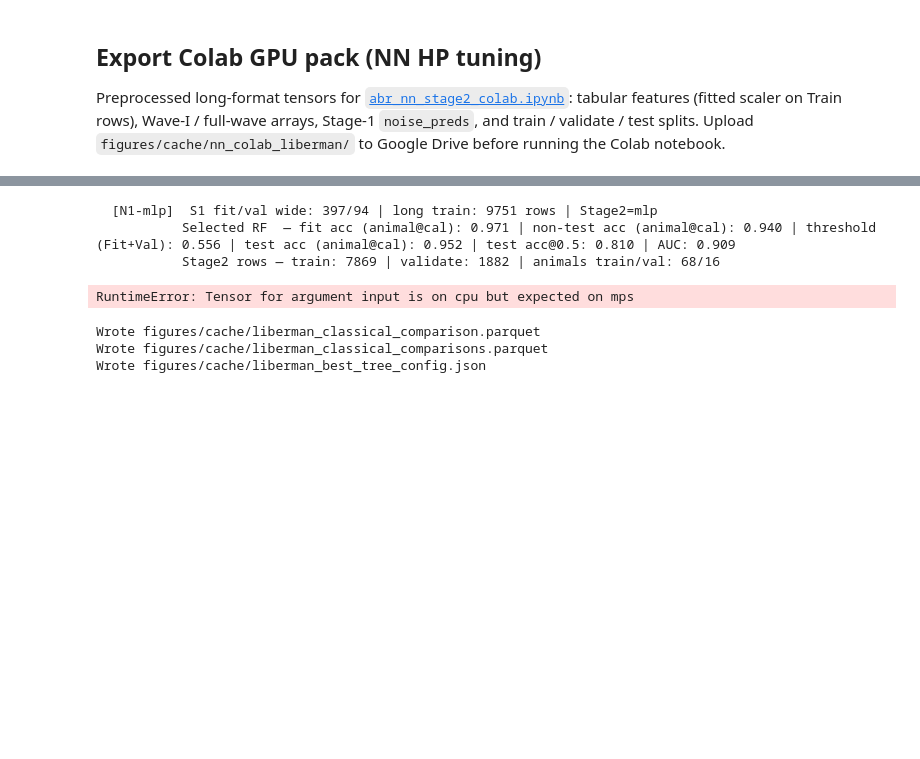
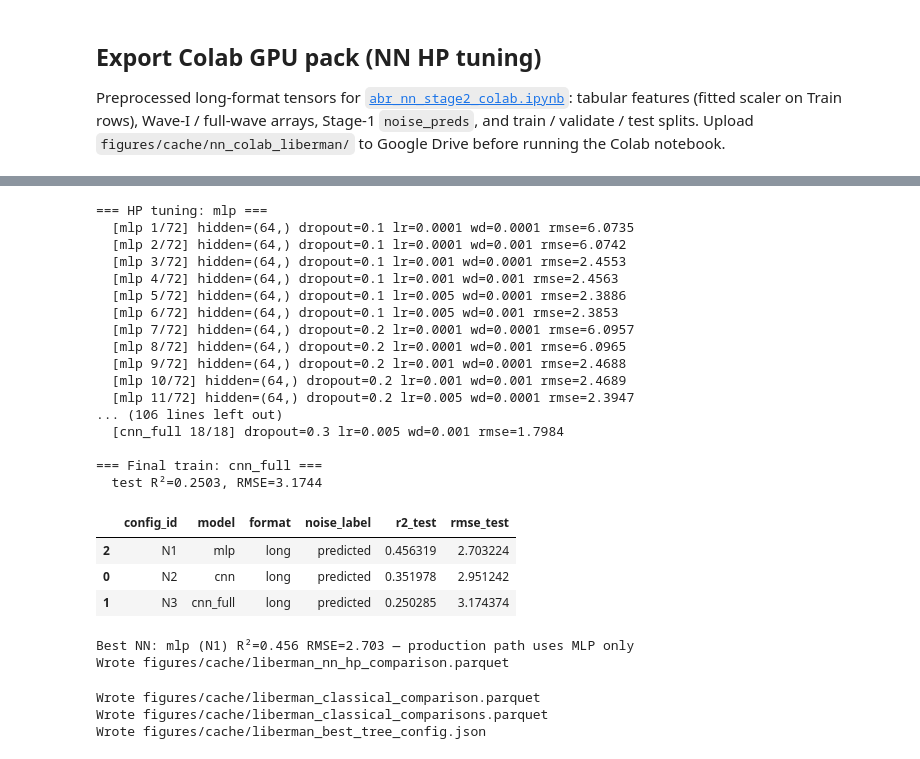
Before and after one commit to vuhcl/ABR2synapse, a Jupyter notebook: abr_liberman_synapse_comparison.ipynb, the cells around one changed output, grey strips where cells are left out. Drawn from its saved outputs; the diff is of its cells as text; code cells hidden in the pictures; blank space fills up the shorter version.

```diff
--- a/abr_liberman_synapse_comparison.ipynb
+++ b/abr_liberman_synapse_comparison.ipynb
@@ -299,39 +304,43 @@ All use **noise_pred** (stage 1) and **exclude strain**.
 # %%
-nn_data = replace(data, long_num=[c for c in data.long_num if c != "strain_binary"])
-cfg = RunConfig(full_wave_ref="lib")
-
-nn_rows = []
-for name, mode in [("N1", "mlp"), ("N2", "cnn"), ("N3", "cnn_full")]:
-    r2, rmse = run_two_stage_long_nn(
-        lib_tr,
-        lib_te,
-        lib_long_tr,
-        lib_long_te,
-        label=f"{name}-{mode}",
-        data=nn_data,
-        noise_num=data.noise_num_lib,
-        noise_log=data.noise_log_lib,
-        mode=mode,
-        cfg=cfg,
-        verbose=True,
-    )
-    nn_rows.append(
-        {
-            "config_id": name,
-            "model": mode,
-            "format": "long",
-            "noise_label": "predicted",
-            "r2_test": float(r2),
-            "rmse_test": float(rmse),
-        }
-    )
-
-nn_results = pd.DataFrame(nn_rows)
-display(nn_results)
+cache_dir = Path("figures/cache")
+nn_out = DEFAULT_OUT / "results"
+summary, nn_results = run_liberman_nn_hp_comparison(
+    DEFAULT_OUT, nn_out, verbose=True
+)
+display(nn_results.sort_values("r2_test", ascending=False))
+best = nn_results.loc[nn_results["r2_test"].idxmax()]
+print(
+    f"Best NN: {best['model']} ({best['config_id']}) "
+    f"R²={best['r2_test']:.3f} RMSE={best['rmse_test']:.3f} — production path uses MLP only"
+)
+nn_results.to_parquet(
+    cache_dir / "liberman_nn_hp_comparison.parquet", index=False
+)
+summary.to_parquet(cache_dir / "liberman_nn_hp_summary.parquet", index=False)
+print("Wrote", cache_dir / "liberman_nn_hp_comparison.parquet")
 # %% [output]
-  [N1-mlp]  S1 fit/val wide: 397/94 | long train: 9751 rows | Stage2=mlp
-           Selected RF  — fit acc (animal@cal): 0.971 | non-test acc (animal@cal): 0.940 | threshold (Fit+Val): 0.556 | test acc (animal@cal): 0.952 | test acc@0.5: 0.810 | AUC: 0.909
-           Stage2 rows — train: 7869 | validate: 1882 | animals train/val: 68/16
+=== HP tuning: mlp ===
+  [mlp 1/72] hidden=(64,) dropout=0.1 lr=0.0001 wd=0.0001 rmse=6.0735
+  [mlp 2/72] hidden=(64,) dropout=0.1 lr=0.0001 wd=0.001 rmse=6.0742
+  [mlp 3/72] hidden=(64,) dropout=0.1 lr=0.001 wd=0.0001 rmse=2.4553
+  [mlp 4/72] hidden=(64,) dropout=0.1 lr=0.001 wd=0.001 rmse=2.4563
+  [mlp 5/72] hidden=(64,) dropout=0.1 lr=0.005 wd=0.0001 rmse=2.3886
+  [mlp 6/72] hidden=(64,) dropout=0.1 lr=0.005 wd=0.001 rmse=2.3853
+  [mlp 7/72] hidden=(64,) dropout=0.2 lr=0.0001 wd=0.0001 rmse=6.0957
+  [mlp 8/72] hidden=(64,) dropout=0.2 lr=0.0001 wd=0.001 rmse=6.0965
+  [mlp 9/72] hidden=(64,) dropout=0.2 lr=0.001 wd=0.0001 rmse=2.4688
+  [mlp 10/72] hidden=(64,) dropout=0.2 lr=0.001 wd=0.001 rmse=2.4689
+  [mlp 11/72] hidden=(64,) dropout=0.2 lr=0.005 wd=0.0001 rmse=2.3947
+... (106 lines left out)
+  [cnn_full 18/18] dropout=0.3 lr=0.005 wd=0.001 rmse=1.7984
+
+=== Final train: cnn_full ===
+  test R²=0.2503, RMSE=3.1744
+|  | config_id | model | format | noise_label | r2_test | rmse_test |
+| 2 | N1 | mlp | long | predicted | 0.456319 | 2.703224 |
+| 0 | N2 | cnn | long | predicted | 0.351978 | 2.951242 |
+| 1 | N3 | cnn_full | long | predicted | 0.250285 | 3.174374 |
-RuntimeError: Tensor for argument input is on cpu but expected on mps
+Best NN: mlp (N1) R²=0.456 RMSE=2.703 — production path uses MLP only
+Wrote figures/cache/liberman_nn_hp_comparison.parquet
 # %%
 cache_dir = Path("figures/cache")
```
Also changed, not shown: parts of 10 cells of this notebook, 2 other files.
